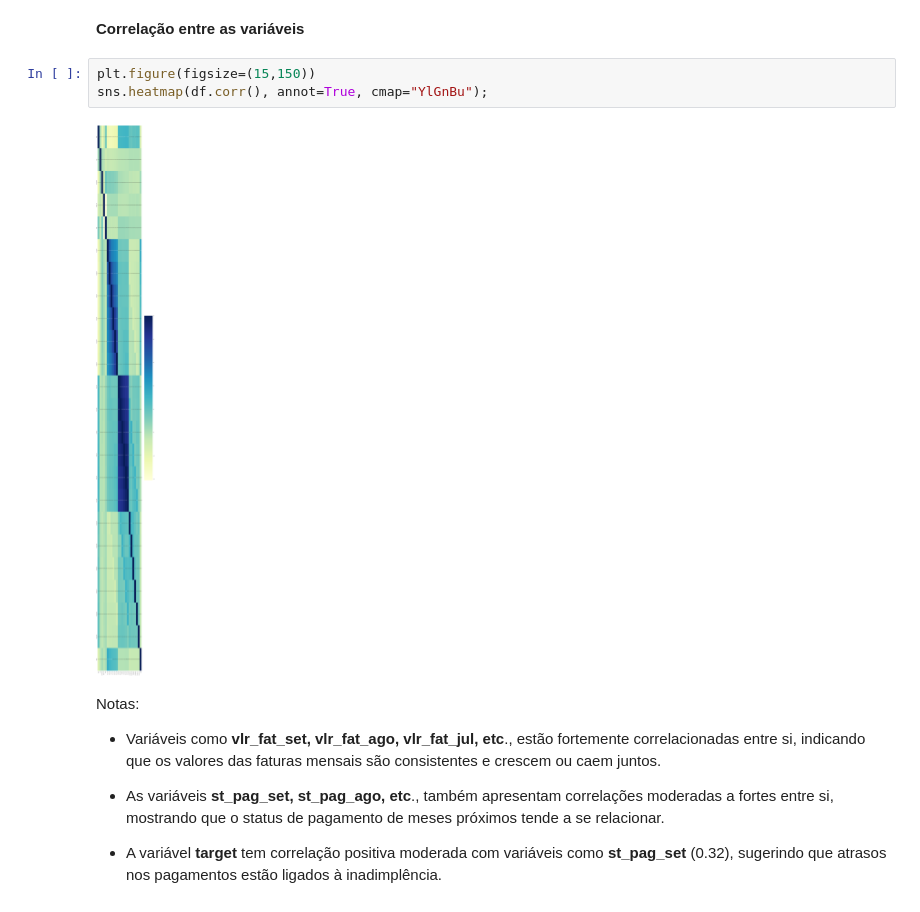
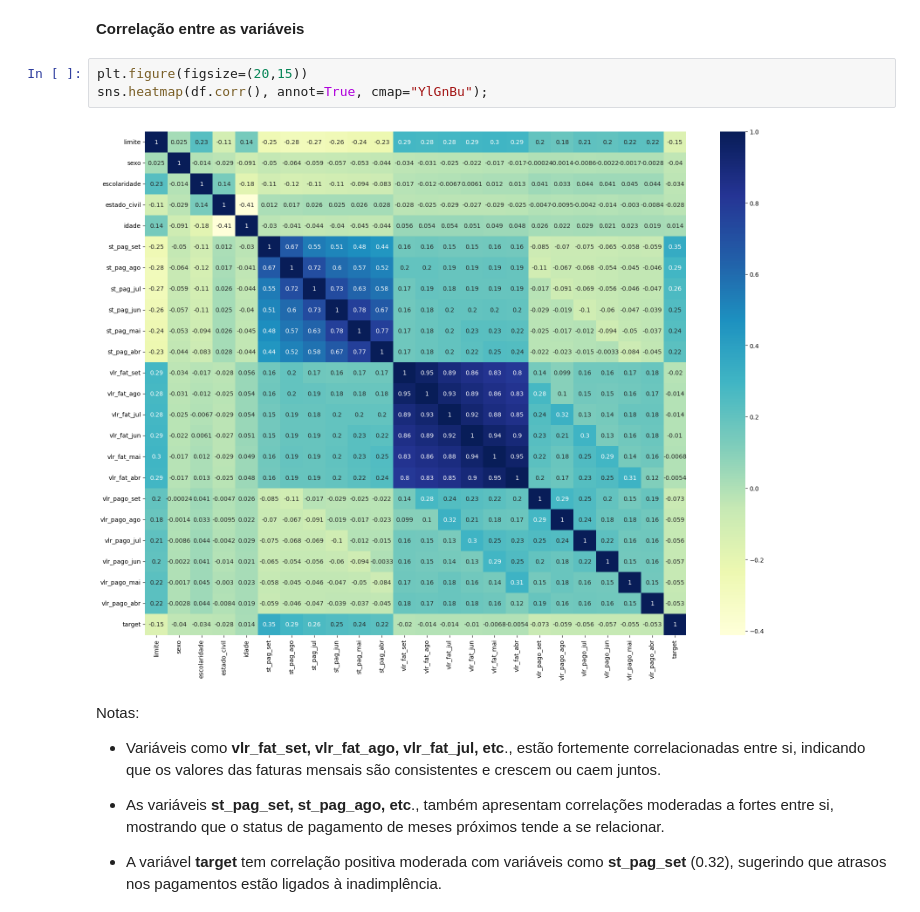
Before and after one commit to Josiane-jsa/previsao-de-inadimplencia, a Jupyter notebook: Analise_inadimplencia.ipynb, the cells around one changed output. Cells and saved outputs as stored; diff of their text form.

```diff
--- a/Analise_inadimplencia.ipynb
+++ b/Analise_inadimplencia.ipynb
@@ -845,10 +845,10 @@ Isso sugere que clientes com limites mais baixos são proporcionalmente mais pro
 # %% [markdown]
 **Correlação entre as variáveis**
 # %%
-plt.figure(figsize=(15,150))
+plt.figure(figsize=(20,15))
 sns.heatmap(df.corr(), annot=True, cmap="YlGnBu");
 # %% [output]
-[figure, old version]
+[figure, new version]
 # %% [markdown]
 Notas:
 
```
